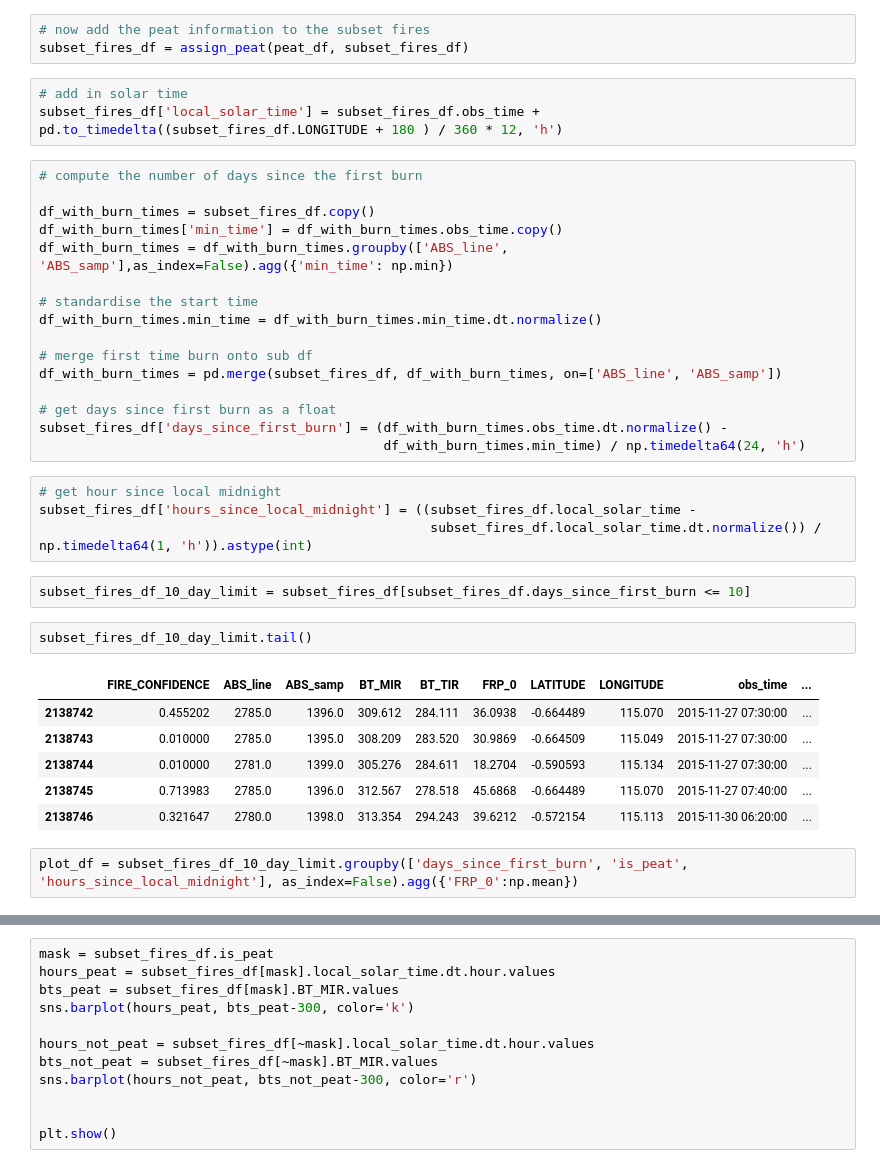
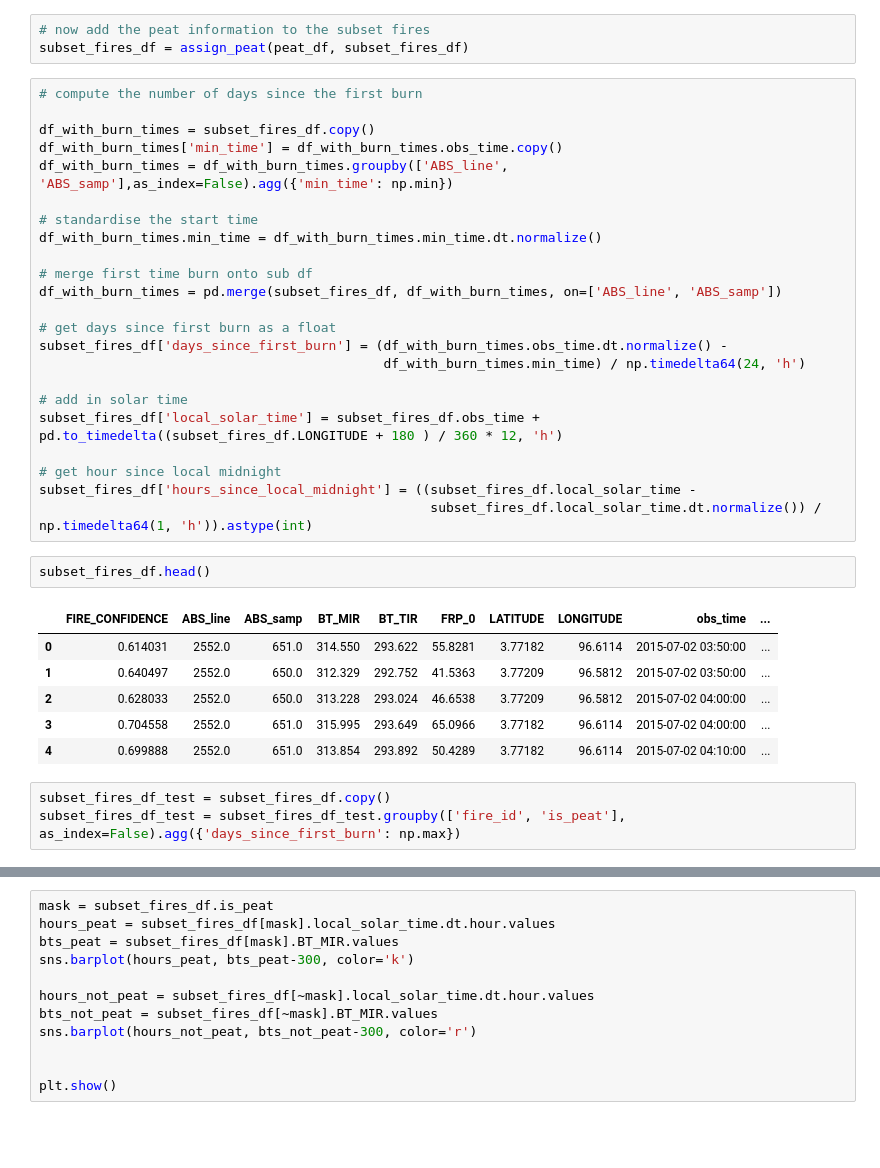
Before and after one commit to gridl/kcl-fire-aot, a Jupyter notebook: notebooks/Fire Type Identification V2.ipynb, the cells around one changed output, grey strips where cells are left out. Saved outputs shown, nothing was run; the diff lists cells and outputs as text; blank space fills up the shorter version.

```diff
--- a/notebooks/Fire Type Identification V2.ipynb
+++ b/notebooks/Fire Type Identification V2.ipynb
@@ -106,9 +108,6 @@ subset_fires_df = pd.merge(fires_df, fires_df_samples, on='fire_id')
 # %%
 # now add the peat information to the subset fires
 subset_fires_df = assign_peat(peat_df, subset_fires_df)
-# %%
-# add in solar time
-subset_fires_df['local_solar_time'] = subset_fires_df.obs_time + pd.to_timedelta((subset_fires_df.LONGITUDE + 180 ) / 360 * 12, 'h')
 # %%
 # compute the number of days since the first burn
 
@@ -125,20 +124,22 @@ df_with_burn_times = pd.merge(subset_fires_df, df_with_burn_times, on=['ABS_line
 # get days since first burn as a float
 subset_fires_df['days_since_first_burn'] = (df_with_burn_times.obs_time.dt.normalize() -
                                             df_with_burn_times.min_time) / np.timedelta64(24, 'h')
+
+# add in solar time
+subset_fires_df['local_solar_time'] = subset_fires_df.obs_time + pd.to_timedelta((subset_fires_df.LONGITUDE + 180 ) / 360 * 12, 'h')
+
+# get hour since local midnight
+subset_fires_df['hours_since_local_midnight'] = ((subset_fires_df.local_solar_time -
+                                                  subset_fires_df.local_solar_time.dt.normalize()) / np.timedelta64(1, 'h')).astype(int)
-# %%
-# get hour since local midnight
-subset_fires_df['hours_since_local_midnight'] = ((subset_fires_df.local_solar_time -
-                                                  subset_fires_df.local_solar_time.dt.normalize()) / np.timedelta64(1, 'h')).astype(int)
-# %%
-subset_fires_df_10_day_limit = subset_fires_df[subset_fires_df.days_since_first_burn <= 10]
-# %%
-subset_fires_df_10_day_limit.tail()
-# %% [output]
-|  | FIRE_CONFIDENCE | ABS_line | ABS_samp | BT_MIR | BT_TIR | FRP_0 | LATITUDE | LONGITUDE | obs_time | ... |
-| 2138742 | 0.455202 | 2785.0 | 1396.0 | 309.612 | 284.111 | 36.0938 | -0.664489 | 115.070 | 2015-11-27 07:30:00 | ... |
-| 2138743 | 0.010000 | 2785.0 | 1395.0 | 308.209 | 283.520 | 30.9869 | -0.664509 | 115.049 | 2015-11-27 07:30:00 | ... |
-| 2138744 | 0.010000 | 2781.0 | 1399.0 | 305.276 | 284.611 | 18.2704 | -0.590593 | 115.134 | 2015-11-27 07:30:00 | ... |
-| 2138745 | 0.713983 | 2785.0 | 1396.0 | 312.567 | 278.518 | 45.6868 | -0.664489 | 115.070 | 2015-11-27 07:40:00 | ... |
-| 2138746 | 0.321647 | 2780.0 | 1398.0 | 313.354 | 294.243 | 39.6212 | -0.572154 | 115.113 | 2015-11-30 06:20:00 | ... |
+# %%
+subset_fires_df.head()
+# %% [output]
+|  | FIRE_CONFIDENCE | ABS_line | ABS_samp | BT_MIR | BT_TIR | FRP_0 | LATITUDE | LONGITUDE | obs_time | ... |
+| 0 | 0.614031 | 2552.0 | 651.0 | 314.550 | 293.622 | 55.8281 | 3.77182 | 96.6114 | 2015-07-02 03:50:00 | ... |
+| 1 | 0.640497 | 2552.0 | 650.0 | 312.329 | 292.752 | 41.5363 | 3.77209 | 96.5812 | 2015-07-02 03:50:00 | ... |
+| 2 | 0.628033 | 2552.0 | 650.0 | 313.228 | 293.024 | 46.6538 | 3.77209 | 96.5812 | 2015-07-02 04:00:00 | ... |
+| 3 | 0.704558 | 2552.0 | 651.0 | 315.995 | 293.649 | 65.0966 | 3.77182 | 96.6114 | 2015-07-02 04:00:00 | ... |
+| 4 | 0.699888 | 2552.0 | 651.0 | 313.854 | 293.892 | 50.4289 | 3.77182 | 96.6114 | 2015-07-02 04:10:00 | ... |
 # %%
-plot_df = subset_fires_df_10_day_limit.groupby(['days_since_first_burn', 'is_peat', 'hours_since_local_midnight'], as_index=False).agg({'FRP_0':np.mean})
+subset_fires_df_test = subset_fires_df.copy()
+subset_fires_df_test = subset_fires_df_test.groupby(['fire_id', 'is_peat'], as_index=False).agg({'days_since_first_burn': np.max})
```
Also changed, not shown: parts of 9 cells of this notebook, 1 other file.
